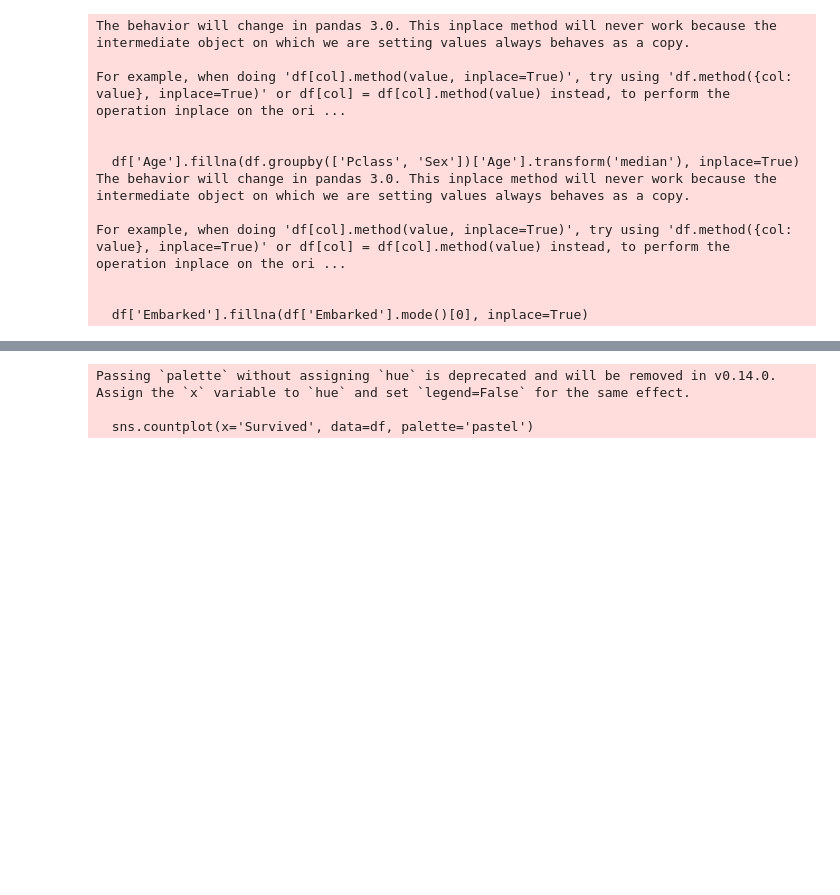
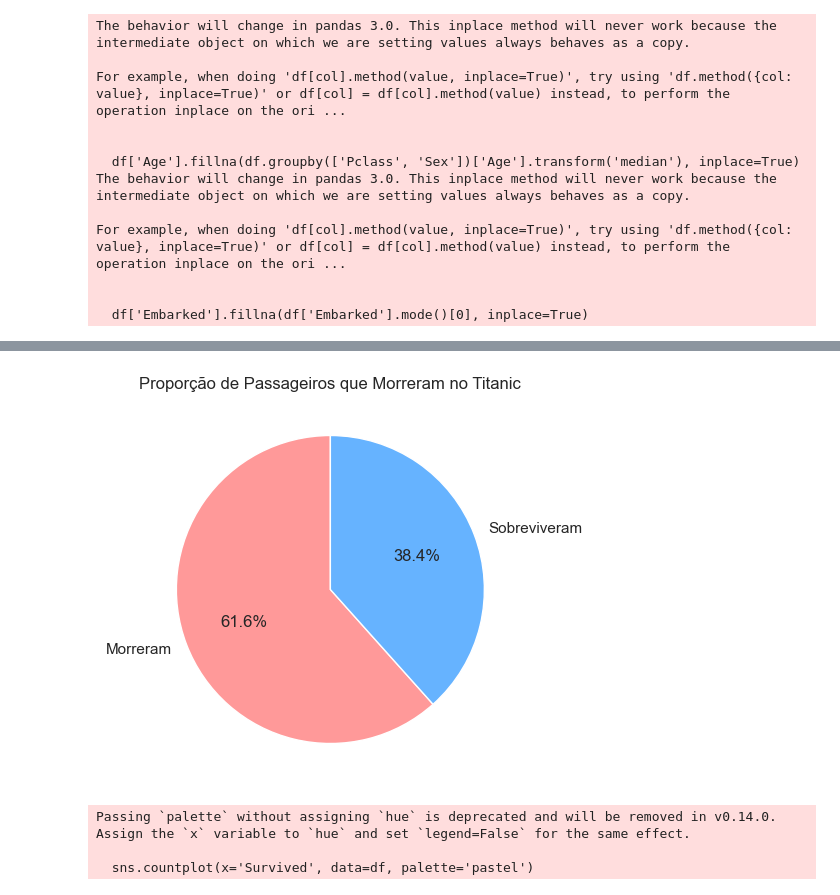
Before and after one commit to Mayk-Gabriel/Mayk, a Jupyter notebook: Pre-processamento de dados titanic.ipynb, the cells around one changed output, grey strips where cells are left out. Drawn from its saved outputs; the diff is of its cells as text; code cells hidden in the pictures; blank space fills up the shorter version.

```diff
--- a/Pre-processamento de dados titanic.ipynb
+++ b/Pre-processamento de dados titanic.ipynb
@@ -105,6 +126,16 @@ df.head()
 | 2 | 3 | 1 | 3 | Heikkinen, Miss. Laina | 1 | 26.0 | 0 | 0 | STON/O2. 3101282 | 7.9250 | ... |
 | 3 | 4 | 1 | 1 | Futrelle, Mrs. Jacques Heath (Lil... | 1 | 35.0 | 1 | 0 | 113803 | 53.1000 | ... |
 | 4 | 5 | 0 | 3 | Allen, Mr. William Henry | 0 | 35.0 | 0 | 0 | 373450 | 8.0500 | ... |
+# %%
+survived_counts = df['Survived'].value_counts()
+labels = ['Morreram', 'Sobreviveram']
+
+plt.pie(survived_counts, labels=labels, autopct='%1.1f%%', startangle=90,
+        colors=['#ff9999','#66b3ff'])
+plt.title('Proporção de Passageiros que Morreram no Titanic')
+plt.show()
+# %% [output]
+[figure, added]
 # %%
 sns.countplot(x='Survived', data=df, palette='pastel')
 plt.title('Contagem de Passageiros que Sobreviveram e Não Sobreviveram')
```
Also changed, not shown: parts of 23 cells of this notebook.
